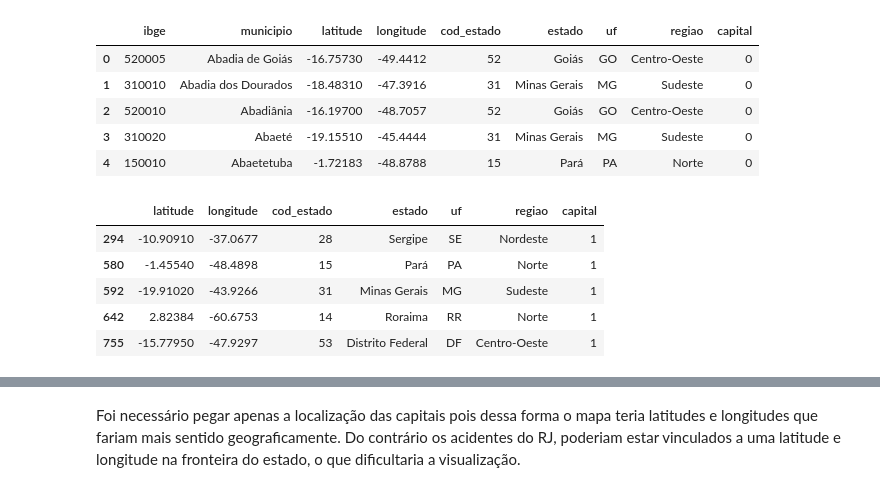
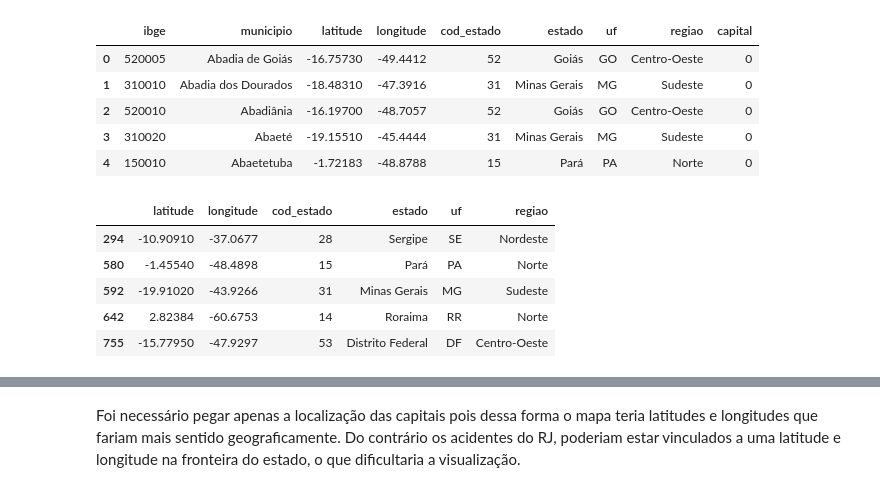
Before and after one commit to lorransr/CAT, a Jupyter notebook: Acidentes_de_Trabalho.ipynb, the cells around one changed output, grey strips where cells are left out. Saved outputs shown, nothing was run; the diff lists cells and outputs as text; code cells hidden in the pictures.

```diff
--- a/Acidentes_de_Trabalho.ipynb
+++ b/Acidentes_de_Trabalho.ipynb
@@ -93,17 +93,18 @@ dim_uf.head()
 # %%
 #selecionando as colunas que firão no df
 selected_columns=['latitude', 'longitude', 'cod_estado', 'estado',
        'uf', 'regiao', 'capital']
 dim_uf = dim_uf[selected_columns]
 #selecionando apenas as capitais
 dim_uf = dim_uf[dim_uf["capital"]==1]
 #removendo duplicadas
 dim_uf.drop_duplicates(subset = "cod_estado",inplace=True)
+dim_uf.drop("capital",axis=1,inplace=True)
 dim_uf.head()
 # %% [output]
-|  | latitude | longitude | cod_estado | estado | uf | regiao | capital |
-| 294 | -10.90910 | -37.0677 | 28 | Sergipe | SE | Nordeste | 1 |
-| 580 | -1.45540 | -48.4898 | 15 | Pará | PA | Norte | 1 |
-| 592 | -19.91020 | -43.9266 | 31 | Minas Gerais | MG | Sudeste | 1 |
-| 642 | 2.82384 | -60.6753 | 14 | Roraima | RR | Norte | 1 |
-| 755 | -15.77950 | -47.9297 | 53 | Distrito Federal | DF | Centro-Oeste | 1 |
+|  | latitude | longitude | cod_estado | estado | uf | regiao |
+| 294 | -10.90910 | -37.0677 | 28 | Sergipe | SE | Nordeste |
+| 580 | -1.45540 | -48.4898 | 15 | Pará | PA | Norte |
+| 592 | -19.91020 | -43.9266 | 31 | Minas Gerais | MG | Sudeste |
+| 642 | 2.82384 | -60.6753 | 14 | Roraima | RR | Norte |
+| 755 | -15.77950 | -47.9297 | 53 | Distrito Federal | DF | Centro-Oeste |
```
Also changed, not shown: parts of 12 cells of this notebook.
